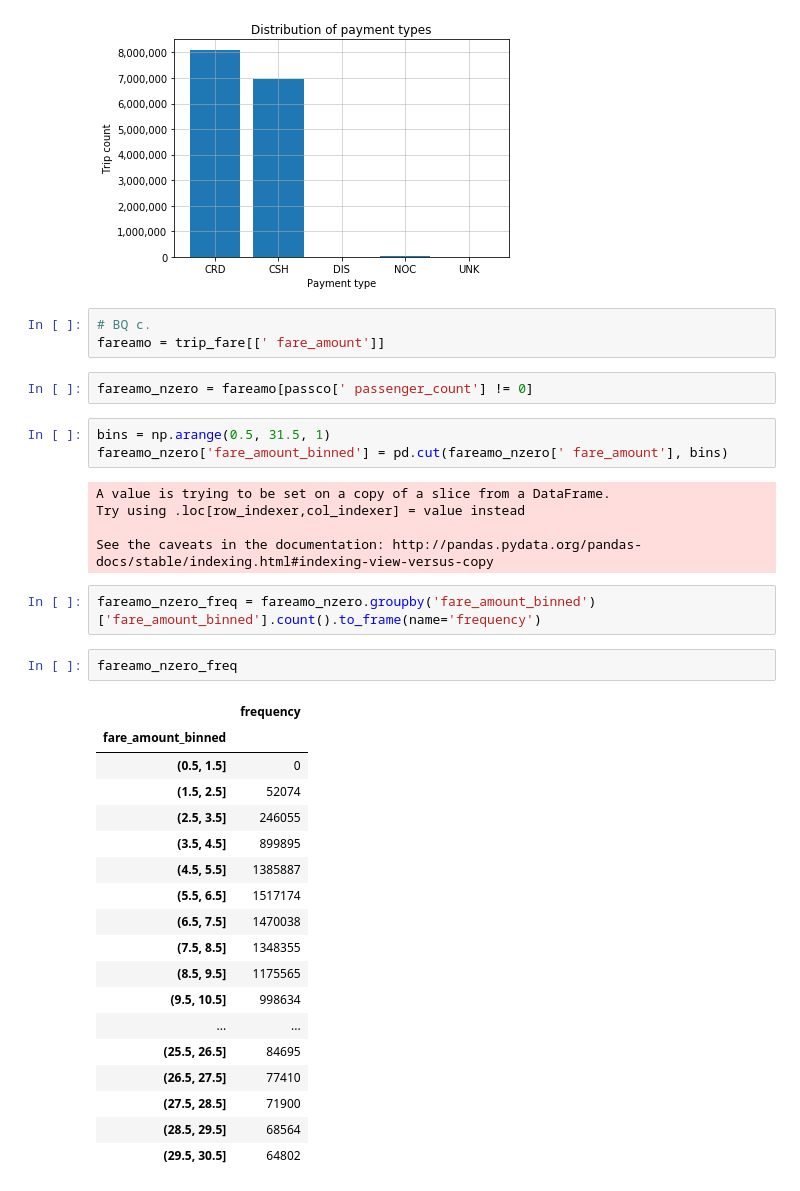
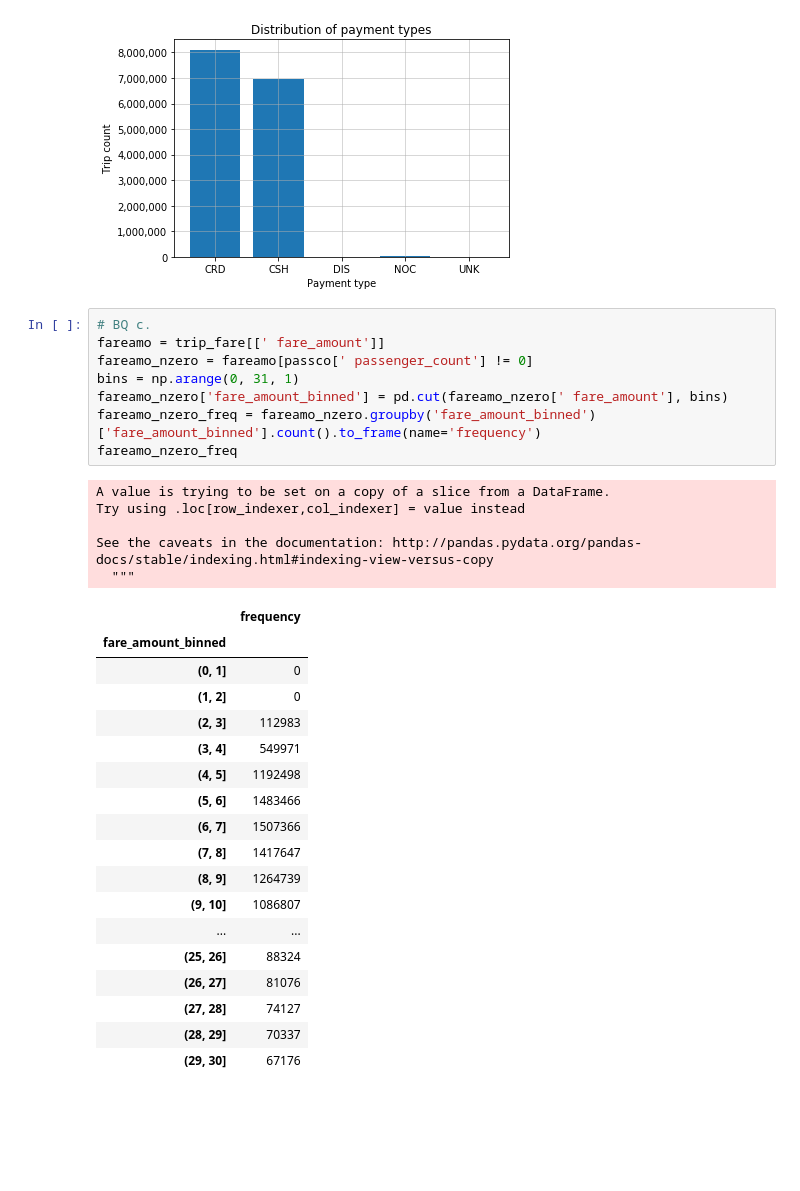
Before and after one commit to ERDuran/taxi, a Jupyter notebook: p01_inspect_data.ipynb, the cells around one changed output. Saved outputs shown, nothing was run; the diff lists cells and outputs as text; blank space fills up the shorter version.

```diff
--- a/p01_inspect_data.ipynb
+++ b/p01_inspect_data.ipynb
@@ -165,40 +162,36 @@ plt.title('Distribution of payment types')
 plt.gca().yaxis.set_major_formatter(mpl.ticker.StrMethodFormatter('{x:,.0f}'))
 # %% [output]
 [figure]
-# %%
-# BQ c.
-fareamo = trip_fare[[' fare_amount']]
-# %%
-fareamo_nzero = fareamo[passco[' passenger_count'] != 0]
 # %%
-bins = np.arange(0.5, 31.5, 1)
+# BQ c.
+fareamo = trip_fare[[' fare_amount']]
+fareamo_nzero = fareamo[passco[' passenger_count'] != 0]
+bins = np.arange(0, 31, 1)
 fareamo_nzero['fare_amount_binned'] = pd.cut(fareamo_nzero[' fare_amount'], bins)
+fareamo_nzero_freq = fareamo_nzero.groupby('fare_amount_binned')['fare_amount_binned'].count().to_frame(name='frequency')
+fareamo_nzero_freq
 # %% [output]
 A value is trying to be set on a copy of a slice from a DataFrame.
 Try using .loc[row_indexer,col_indexer] = value instead
 
 See the caveats in the documentation: http://pandas.pydata.org/pandas-docs/stable/indexing.html#indexing-view-versus-copy
+  """
+|  | frequency |
+| fare_amount_binned |  |
+| (0, 1] | 0 |
+| (1, 2] | 0 |
+| (2, 3] | 112983 |
+| (3, 4] | 549971 |
+| (4, 5] | 1192498 |
+| (5, 6] | 1483466 |
+| (6, 7] | 1507366 |
+| (7, 8] | 1417647 |
+| (8, 9] | 1264739 |
+| (9, 10] | 1086807 |
+| ... | ... |
+| (25, 26] | 88324 |
+| (26, 27] | 81076 |
+| (27, 28] | 74127 |
+| (28, 29] | 70337 |
+| (29, 30] | 67176 |
-# %%
-fareamo_nzero_freq = fareamo_nzero.groupby('fare_amount_binned')['fare_amount_binned'].count().to_frame(name='frequency')
-# %%
-fareamo_nzero_freq
-# %% [output]
-|  | frequency |
-| fare_amount_binned |  |
-| (0.5, 1.5] | 0 |
-| (1.5, 2.5] | 52074 |
-| (2.5, 3.5] | 246055 |
-| (3.5, 4.5] | 899895 |
-| (4.5, 5.5] | 1385887 |
-| (5.5, 6.5] | 1517174 |
-| (6.5, 7.5] | 1470038 |
-| (7.5, 8.5] | 1348355 |
-| (8.5, 9.5] | 1175565 |
-| (9.5, 10.5] | 998634 |
-| ... | ... |
-| (25.5, 26.5] | 84695 |
-| (26.5, 27.5] | 77410 |
-| (27.5, 28.5] | 71900 |
-| (28.5, 29.5] | 68564 |
-| (29.5, 30.5] | 64802 |
 # %%
```
Also changed, not shown: parts of 8 cells of this notebook.
